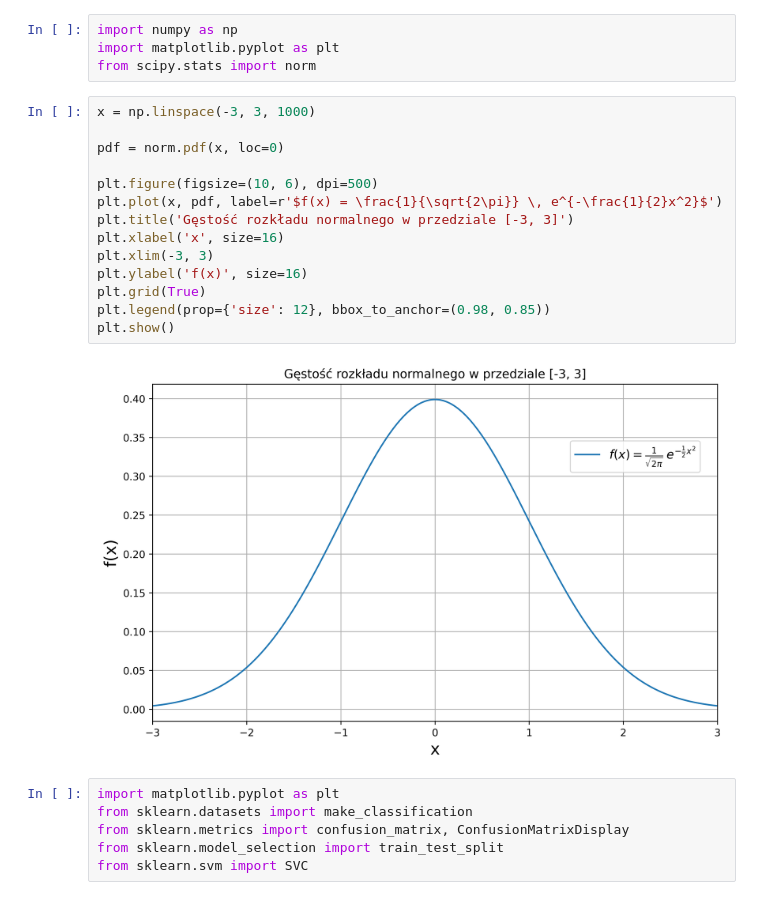
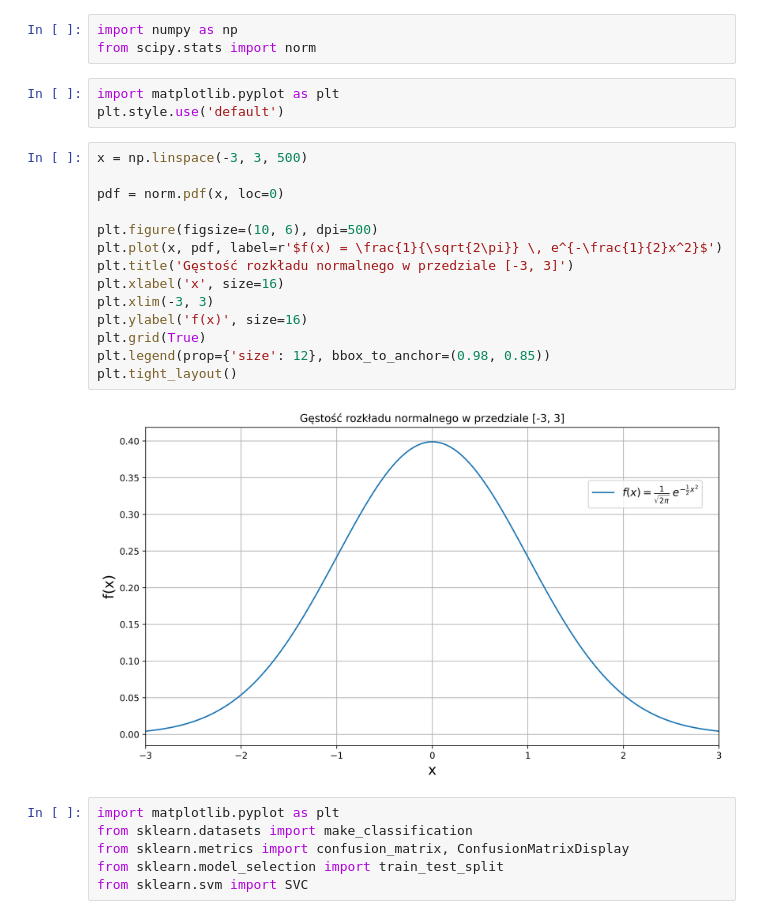
Before and after one commit to Normzxy/Masters-Thesis, a Jupyter notebook: notebooks/others.ipynb, the cells around one changed output. Drawn from its saved outputs; the diff is of its cells as text.

```diff
--- a/notebooks/others.ipynb
+++ b/notebooks/others.ipynb
@@ -1,23 +1,25 @@
 # %%
 import numpy as np
-import matplotlib.pyplot as plt
 from scipy.stats import norm
+# %%
+import matplotlib.pyplot as plt
+plt.style.use('default')
 # %%
-x = np.linspace(-3, 3, 1000)
+x = np.linspace(-3, 3, 500)
 
 pdf = norm.pdf(x, loc=0)
 
 plt.figure(figsize=(10, 6), dpi=500)
 plt.plot(x, pdf, label=r'$f(x) = \frac{1}{\sqrt{2\pi}} \, e^{-\frac{1}{2}x^2}$')
 plt.title('Gęstość rozkładu normalnego w przedziale [-3, 3]')
 plt.xlabel('x', size=16)
 plt.xlim(-3, 3)
 plt.ylabel('f(x)', size=16)
 plt.grid(True)
 plt.legend(prop={'size': 12}, bbox_to_anchor=(0.98, 0.85))
-plt.show()
+plt.tight_layout()
 # %% [output]
-[figure, old version]
+[figure, new version]
 # %%
 import matplotlib.pyplot as plt
 from sklearn.datasets import make_classification
```
Also changed, not shown: parts of 7 cells of this notebook, 5 other files.
